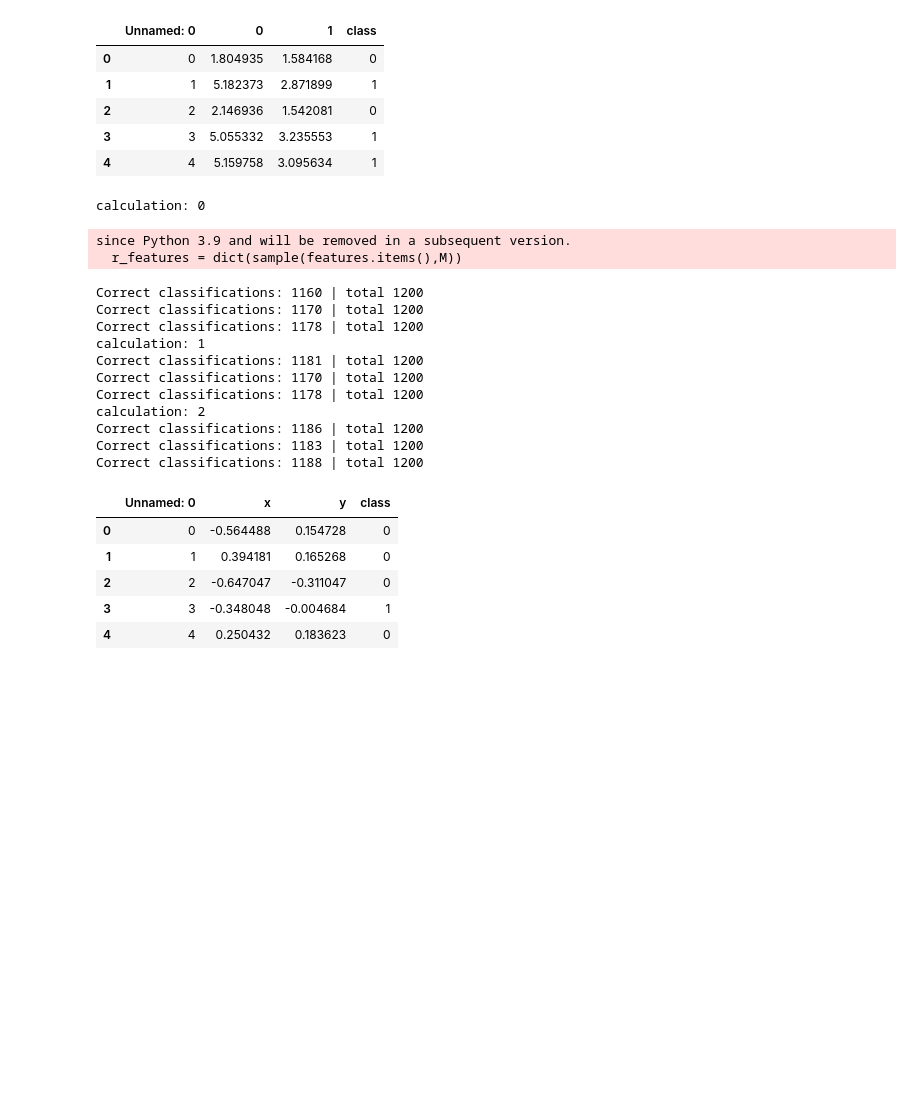
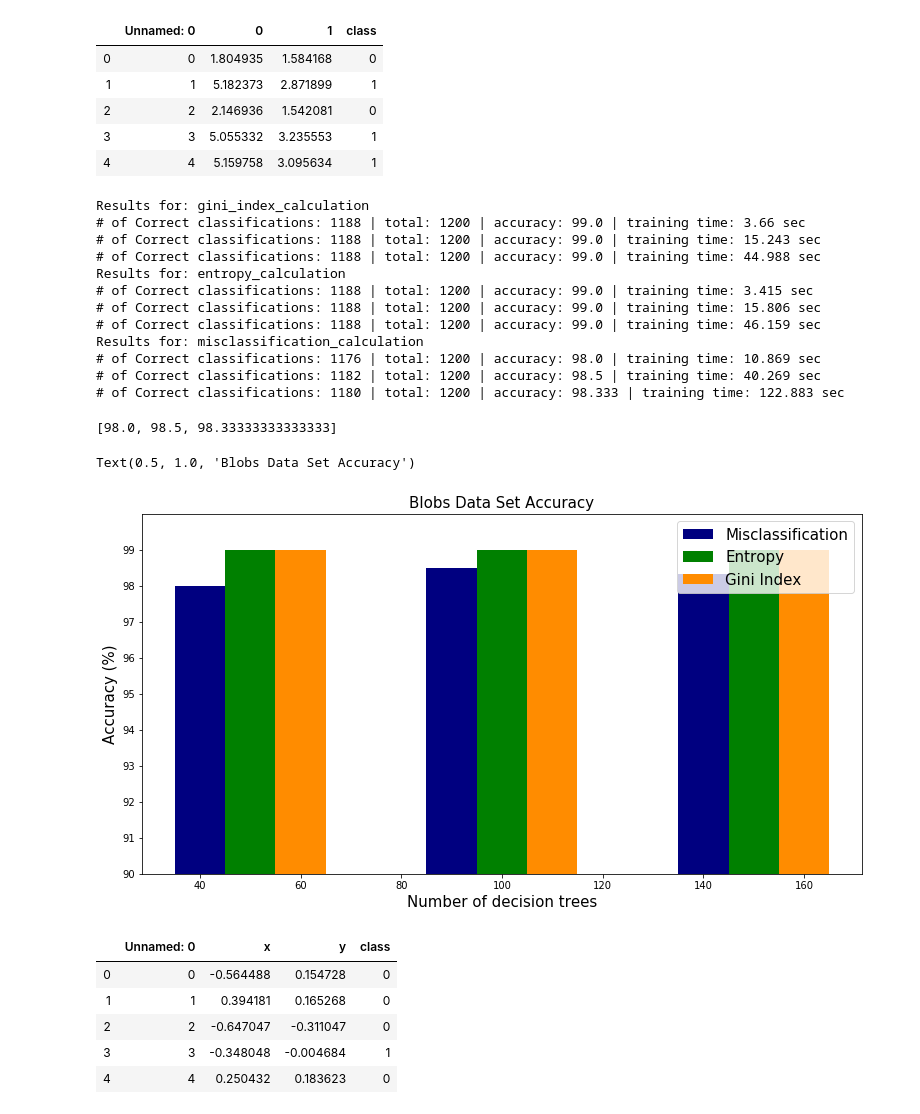
Before and after one commit to A-Howedy/RandomForest-SVM, a Jupyter notebook: RandomForest.ipynb, the cells around one changed output. Drawn from its saved outputs; the diff is of its cells as text; code cells hidden in the pictures; blank space fills up the shorter version.

```diff
--- a/RandomForest.ipynb
+++ b/RandomForest.ipynb
@@ -487,35 +535,64 @@ train,test = train_test_split(blobs, test_size=0.3,random_state = 42, shuffle=Tr
 subset_length = ceil(sqrt(len(train)))
 calculation_options = [gini_index_calculation, entropy_calculation, misclassification_calculation]
 # %%
+blobs_predictions, blobs_correct, blobs_acc = [], [], []
 for idx, calculation in enumerate(calculation_options):
-    print(f"calculation: {idx}")
+    print("Results for: %s" % calculation_options[idx].__name__)
+    p_, c_, a_ = [], [], []
     for num_of_trees in tree_nums:
-        trained_trees = random_forest(train, features, subset_length, max_depth, num_of_trees, calculation,2)
+        st_ = time.time()
+        trained_trees = random_forest(train, features, subset_length, max_depth, num_of_trees, calculation,rand_feature_len)
+        et_ = round((time.time() - st_), 3)
         predictions = predict_data_with_trees(test, trained_trees, num_of_trees)
-        i = 0
-        correct = 0
-        total = 0
-        for ind, val in test['class'].items():
-            if predictions[i] == val:
-                correct+=1
-            i+=1
-            total+=1
-        print(f"Correct classifications: {correct} | total {total}")
+        correct, total, accuracy = score(test, predictions)
+        p_.append(predictions)
+        c_.append(correct)
+        a_.append(accuracy)
+        print(f"# of Correct classifications: {correct} | total: {total} | accuracy: {round(accuracy, 3)} | training time: {et_} sec")
+    blobs_acc.append(a_)
+    blobs_correct.append(c_)
+    blobs_predictions.append(p_)
 # %% [output]
-calculation: 0
+Results for: gini_index_calculation
+# of Correct classifications: 1188 | total: 1200 | accuracy: 99.0 | training time: 3.66 sec
+# of Correct classifications: 1188 | total: 1200 | accuracy: 99.0 | training time: 15.243 sec
+# of Correct classifications: 1188 | total: 1200 | accuracy: 99.0 | training time: 44.988 sec
+Results for: entropy_calculation
+# of Correct classifications: 1188 | total: 1200 | accuracy: 99.0 | training time: 3.415 sec
+# of Correct classifications: 1188 | total: 1200 | accuracy: 99.0 | training time: 15.806 sec
+# of Correct classifications: 1188 | total: 1200 | accuracy: 99.0 | training time: 46.159 sec
+Results for: misclassification_calculation
+# of Correct classifications: 1176 | total: 1200 | accuracy: 98.0 | training time: 10.869 sec
+# of Correct classifications: 1182 | total: 1200 | accuracy: 98.5 | training time: 40.269 sec
+# of Correct classifications: 1180 | total: 1200 | accuracy: 98.333 | training time: 122.883 sec
-since Python 3.9 and will be removed in a subsequent version.
-  r_features = dict(sample(features.items(),M))
-Correct classifications: 1160 | total 1200
-Correct classifications: 1170 | total 1200
-Correct classifications: 1178 | total 1200
-calculation: 1
-Correct classifications: 1181 | total 1200
-Correct classifications: 1170 | total 1200
-Correct classifications: 1178 | total 1200
-calculation: 2
-Correct classifications: 1186 | total 1200
-Correct classifications: 1183 | total 1200
-Correct classifications: 1188 | total 1200
+# %%
+print(blobs_acc[2])
+# %% [output]
+[98.0, 98.5, 98.33333333333333]
+# %%
+num_of_trees = [50,100,150]
+blobs_Gini = np.array(blobs_acc[0])
+blobs_Entropy = np.array(blobs_acc[1])
+blobs_Misclassification = np.array(blobs_acc[2])
+
+fig = plt.figure(figsize=(10,5))
+ax = fig.add_axes([0,0,1,1])
+num_of_trees = np.array(num_of_trees)
+ax.bar(num_of_trees-10, blobs_Misclassification, color = 'navy', width = 10)
+ax.bar(num_of_trees, blobs_Entropy, color='g',width=10)
+ax.bar(num_of_trees+10,blobs_Gini,color='darkorange',width=10)
+#ax.set_xticks()
+ax.set_yticks(np.arange(90,100, 1))
+ax.set_ylabel("Accuracy (%)", fontsize = 15)
+ax.set_xlabel("Number of decision trees", fontsize = 15)
+ax.legend(['Misclassification','Entropy','Gini Index'], fontsize = 15)
+plt.ylim([90,100])
+plt.title("Blobs Data Set Accuracy", fontsize = 15)
+
+#plt.savefig('out/acc_blobs.jpg')
+# %% [output]
+Text(0.5, 1.0, 'Blobs Data Set Accuracy')
+[figure, added]
 # %%
 #spirals dataset
 f_names = ["id","x","y","class"]
```
Also changed, not shown: parts of 20 cells of this notebook, 2 other files.
